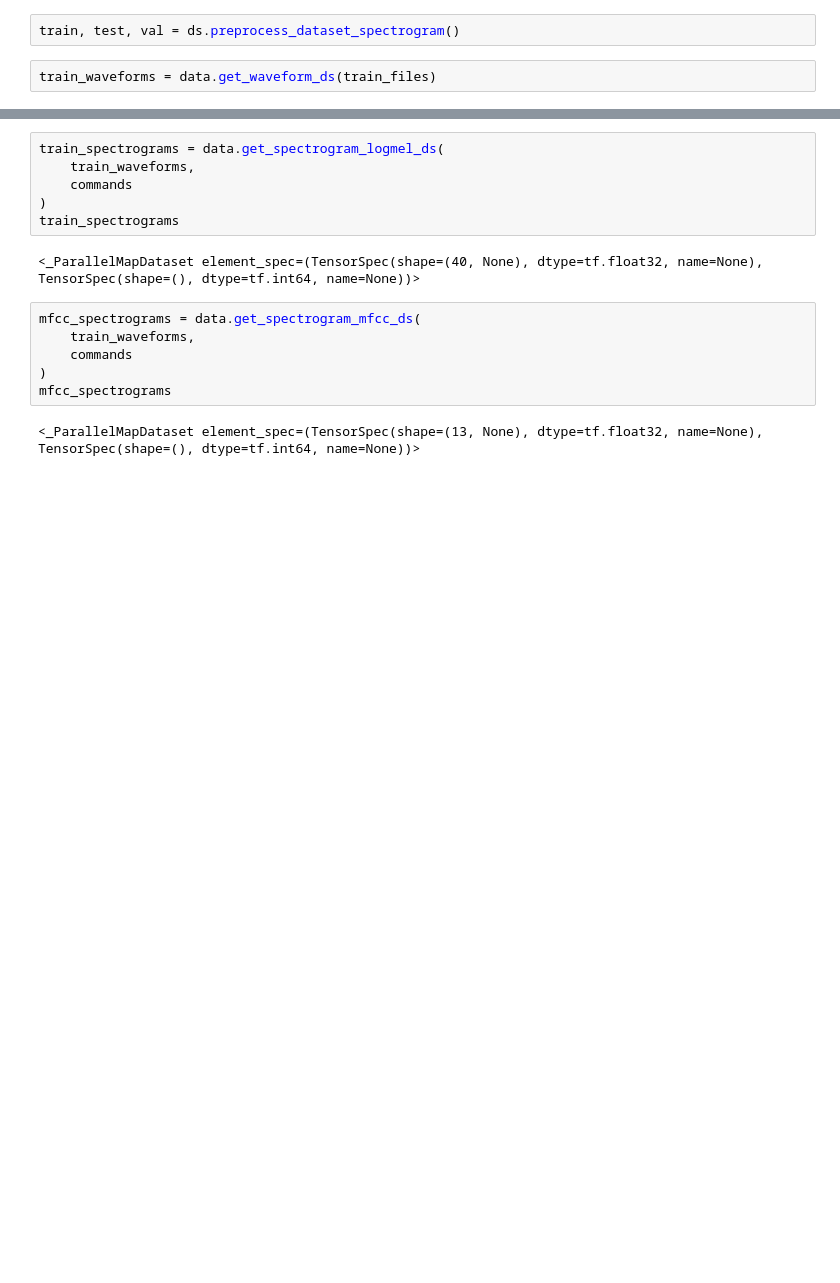
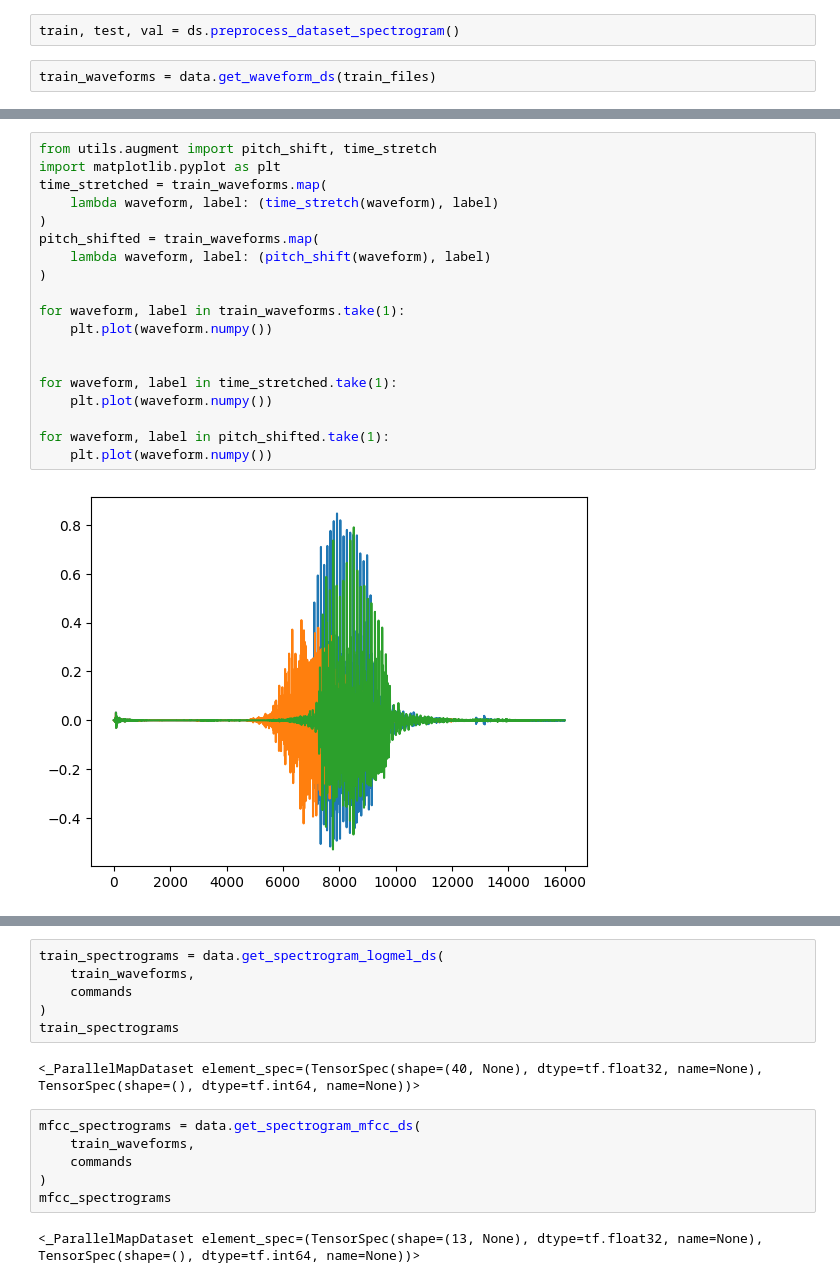
Before and after one commit to aidinattar/AudioKWS, a Jupyter notebook: examples.ipynb, the cells around one changed output, grey strips where cells are left out. Cells and saved outputs as stored; diff of their text form; blank space fills up the shorter version.

```diff
--- a/examples.ipynb
+++ b/examples.ipynb
@@ -34,0 +129,21 @@ train_waveforms = data.get_waveform_ds(train_files)
+# %%
+from utils.augment import pitch_shift, time_stretch
+import matplotlib.pyplot as plt
+time_stretched = train_waveforms.map(
+    lambda waveform, label: (time_stretch(waveform), label)
+)
+pitch_shifted = train_waveforms.map(
+    lambda waveform, label: (pitch_shift(waveform), label)
+)
+
+for waveform, label in train_waveforms.take(1):
+    plt.plot(waveform.numpy())
+
+
+for waveform, label in time_stretched.take(1):
+    plt.plot(waveform.numpy())
+
+for waveform, label in pitch_shifted.take(1):
+    plt.plot(waveform.numpy())
+# %% [output]
+[figure, added]
```
Also changed, not shown: parts of 47 cells of this notebook.
